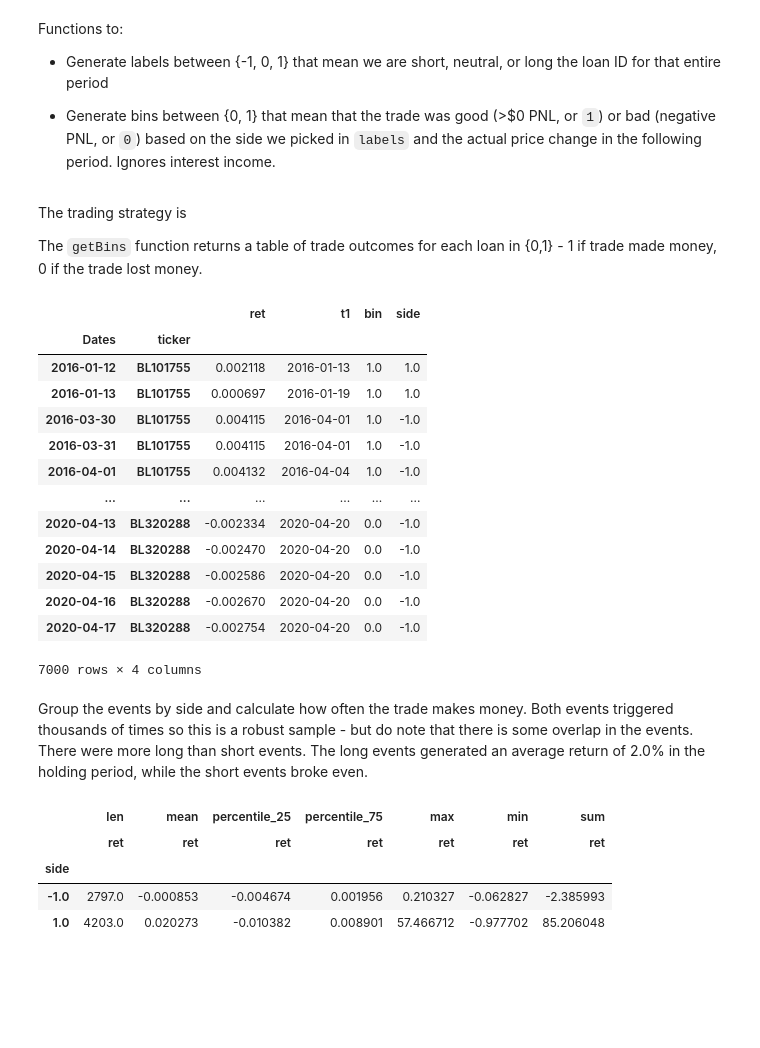
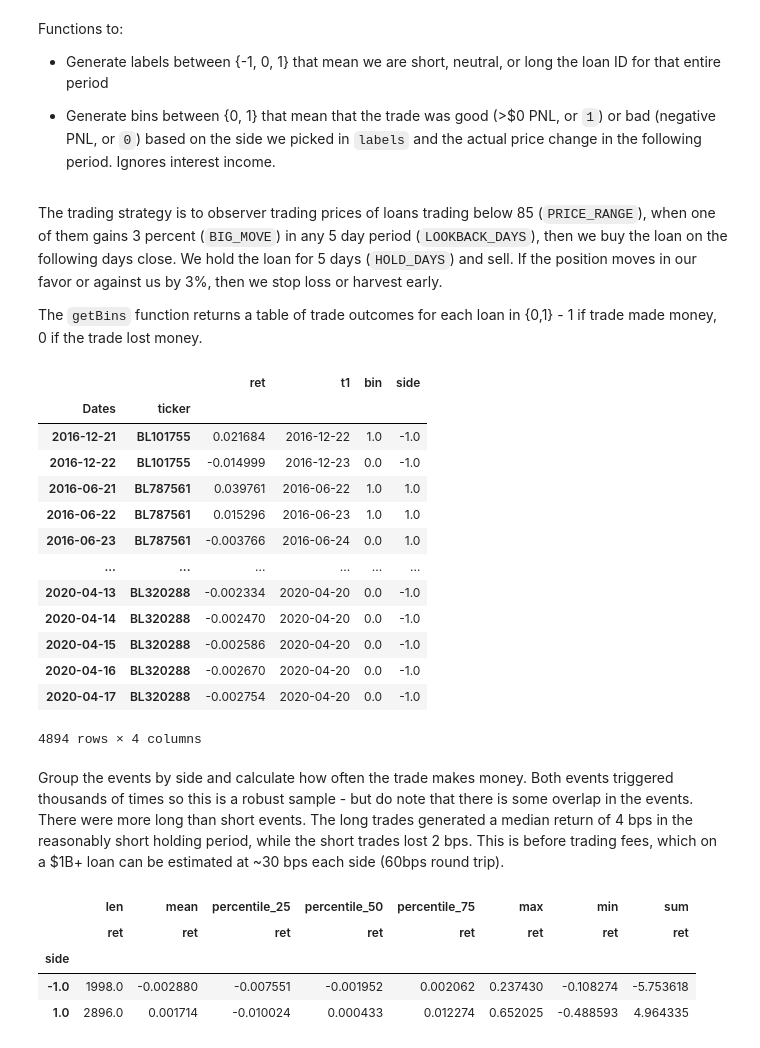
Before and after one commit to ivoytov/manhattan, a Jupyter notebook: loans.ipynb, the cells around one changed output. Drawn from its saved outputs; the diff is of its cells as text; code cells hidden in the pictures; blank space fills up the shorter version.

```diff
--- a/loans.ipynb
+++ b/loans.ipynb
@@ -46,11 +40,11 @@ periods = pd.read_csv('/content/drive/MyDrive/loans/loan_periods_2015.csv')
 The trading strategy is to buy every loan that has appreciated by at least 3 points (`BIG_MOVE`) and to short every loan that did the opposite. We exclude loans that are trading at too low prices from the short signals (too much risk of the loan trading up) and vice versa. This is especially relevant on the long side, as we don't want to long loans trading at par or above as there is no upside left.
 # %%
 LOOKBACK_DAYS = 5
-HOLD_PERIOD = 5
-BIG_MOVE = 3
-MIN_SHORT_PRICE, MAX_LONG_PRICE = 90, 90
-price_chg = prices.diff(periods=LOOKBACK_DAYS)
-sell = (price_chg.shift(1) > BIG_MOVE) & (prices > MIN_SHORT_PRICE)
-buy = (price_chg.shift(1) < -BIG_MOVE) & (prices < MAX_LONG_PRICE)
+HOLD_DAYS = 5
+BIG_MOVE = .05
+PRICE_RANGE = [85, 85]
+price_chg = prices.pct_change(periods=LOOKBACK_DAYS)
+sell = (price_chg.shift(1) > BIG_MOVE) & (prices > PRICE_RANGE[0])
+buy = (price_chg.shift(1) < -BIG_MOVE) & (prices < PRICE_RANGE[1])
 labels = buy*1.0 - sell*1.0
 # %% [markdown]
@@ -109,14 +103,14 @@ def applyPtSlOnT1(close, events, ptSl, molecule):
         out.loc[loc, 'pt'] = df0[df0 > pt[loc]].index.min() # earliest profit taking
     return out
 
-def getVertBarrier(gRaw, tEvents):
-    t1 = gRaw.index.searchsorted(tEvents + pd.Timedelta(days = HOLD_PERIOD))
+def getVertBarrier(gRaw, tEvents, numDays: int) -> pd.Series:
+    t1 = gRaw.index.searchsorted(tEvents + pd.Timedelta(days = numDays))
     t1 = t1[t1 < gRaw.shape[0]]
     t1 = pd.Series(gRaw.index[t1], index=tEvents[:t1.shape[0]]) #NaNs at the end
     t1 = t1.rename('t1')
     return t1
 
-def getBins(events, close):
+def getBins(events: pd.DataFrame, close: pd.Series) -> pd.DataFrame:
     '''
     Compute event's outcome (including side info, if provided)
     events is a dataframe where:
@@ -222,14 +216,14 @@ def getBins(events, close):
         out['side'] = events_['side']
     return out
 # %% [markdown]
-The trading strategy is
+The trading strategy is to observer trading prices of loans trading below 85 (`PRICE_RANGE`), when one of them gains 3 percent (`BIG_MOVE`) in any 5 day period (`LOOKBACK_DAYS`), then we buy the loan on the following days close. We hold the loan for 5 days (`HOLD_DAYS`) and sell. If the position moves in our favor or against us by 3%, then we stop loss or harvest early.
 
 The `getBins` function returns a table of trade outcomes for each loan in {0,1} - 1 if trade made money, 0 if the trade lost money.
 # %%
 out = pd.DataFrame()
 for ticker in labels.columns:
   dates = labels[ticker][labels[ticker] != 0].index
-  t1 = getVertBarrier(prices[ticker], dates)
+  t1 = getVertBarrier(prices[ticker], dates, HOLD_DAYS)
   trgt = getDailyVol(prices[ticker])
   events = getEvents(prices[ticker], dates, ptSl=[.03,.03], trgt=trgt, minRet=0.01, numThreads=1, t1=t1, side=labels[ticker])
   bins = getBins(events, prices[ticker])
@@ -241,31 +235,33 @@ bins
 # %% [output]
 |  |  | ret | t1 | bin | side |
 | Dates | ticker |  |  |  |  |
-| 2016-01-12 | BL101755 | 0.002118 | 2016-01-13 | 1.0 | 1.0 |
-| 2016-01-13 | BL101755 | 0.000697 | 2016-01-19 | 1.0 | 1.0 |
-| 2016-03-30 | BL101755 | 0.004115 | 2016-04-01 | 1.0 | -1.0 |
-| 2016-03-31 | BL101755 | 0.004115 | 2016-04-01 | 1.0 | -1.0 |
-| 2016-04-01 | BL101755 | 0.004132 | 2016-04-04 | 1.0 | -1.0 |
+| 2016-12-21 | BL101755 | 0.021684 | 2016-12-22 | 1.0 | -1.0 |
+| 2016-12-22 | BL101755 | -0.014999 | 2016-12-23 | 0.0 | -1.0 |
+| 2016-06-21 | BL787561 | 0.039761 | 2016-06-22 | 1.0 | 1.0 |
+| 2016-06-22 | BL787561 | 0.015296 | 2016-06-23 | 1.0 | 1.0 |
+| 2016-06-23 | BL787561 | -0.003766 | 2016-06-24 | 0.0 | 1.0 |
 | ... | ... | ... | ... | ... | ... |
 | 2020-04-13 | BL320288 | -0.002334 | 2020-04-20 | 0.0 | -1.0 |
 | 2020-04-14 | BL320288 | -0.002470 | 2020-04-20 | 0.0 | -1.0 |
 | 2020-04-15 | BL320288 | -0.002586 | 2020-04-20 | 0.0 | -1.0 |
 | 2020-04-16 | BL320288 | -0.002670 | 2020-04-20 | 0.0 | -1.0 |
 | 2020-04-17 | BL320288 | -0.002754 | 2020-04-20 | 0.0 | -1.0 |
-7000 rows × 4 columns
+4894 rows × 4 columns
 # %% [markdown]
-Group the events by side and calculate how often the trade makes money. Both events triggered thousands of times so this is a robust sample - but do note that there is some overlap in the events. There were more long than short events. The long events generated an average return of 2.0% in the holding period, while the short events broke even.
+Group the events by side and calculate how often the trade makes money. Both events triggered thousands of times so this is a robust sample - but do note that there is some overlap in the events. There were more long than short events. The long trades generated a median return of 4 bps in the reasonably short holding period, while the short trades lost 2 bps. This is before trading fees, which on a $1B+ loan can be estimated at ~30 bps each side (60bps round trip).
 # %%
 def percentile(n):
     def percentile_(x):
         return np.percentile(x, n)
     percentile_.__name__ = 'percentile_%s' % n
     return percentile_
 
-pd.pivot_table(bins, index=['side'], values='ret', aggfunc=[len, np.mean,  percentile(25), percentile(75), max, min, np.sum])
+pd.pivot_table(bins, index=['side'], values='ret', aggfunc=[len, np.mean,  percentile(25),
+                                                            percentile(50), percentile(75),
+                                                            max, min, np.sum])
 # %% [output]
-|  | len | mean | percentile_25 | percentile_75 | max | min | sum |
-|  | ret | ret | ret | ret | ret | ret | ret |
-| side |  |  |  |  |  |  |  |
-| -1.0 | 2797.0 | -0.000853 | -0.004674 | 0.001956 | 0.210327 | -0.062827 | -2.385993 |
-| 1.0 | 4203.0 | 0.020273 | -0.010382 | 0.008901 | 57.466712 | -0.977702 | 85.206048 |
+|  | len | mean | percentile_25 | percentile_50 | percentile_75 | max | min | sum |
+|  | ret | ret | ret | ret | ret | ret | ret | ret |
+| side |  |  |  |  |  |  |  |  |
+| -1.0 | 1998.0 | -0.002880 | -0.007551 | -0.001952 | 0.002062 | 0.237430 | -0.108274 | -5.753618 |
+| 1.0 | 2896.0 | 0.001714 | -0.010024 | 0.000433 | 0.012274 | 0.652025 | -0.488593 | 4.964335 |
```
Also changed, not shown: parts of 7 cells of this notebook.
